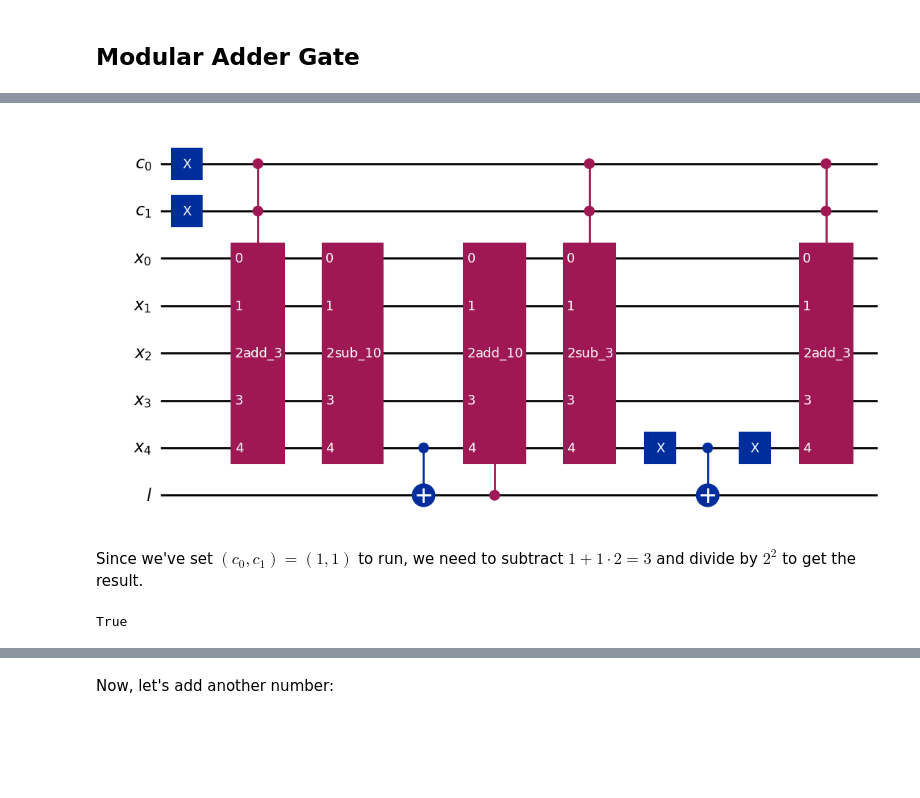
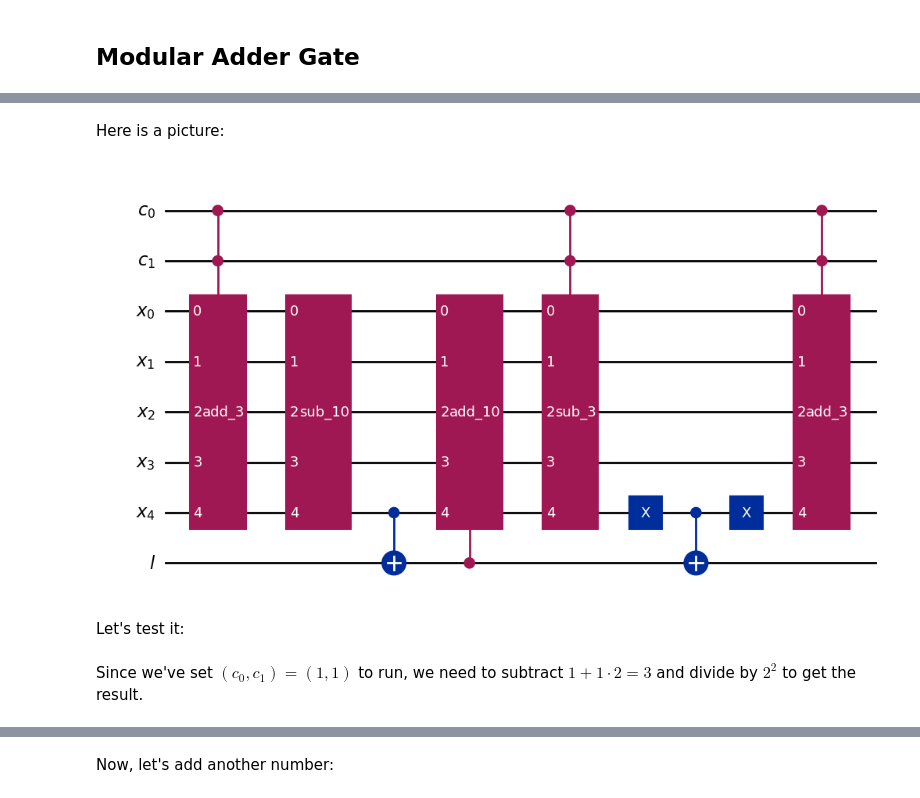
Before and after one commit to lrfinotti/shors_orcale, a Jupyter notebook: shor_oracle.ipynb, the cells around one changed output, grey strips where cells are left out. Drawn from its saved outputs; the diff is of its cells as text; code cells hidden in the pictures; blank space fills up the shorter version.

```diff
--- a/shor_oracle.ipynb
+++ b/shor_oracle.ipynb
@@ -207,7 +363,19 @@ array([0., 0., 0., 0., 0., 0., 0., 0., 0., 0., 0., 0., 0., 0., 0., 0., 1.,
 # %%
 def modular_adder(a, N):
     """
-    FIXME:
+    Given positive integers a and N, with a < N, given a controlled modular (with two
+    control qubits) adder gate that takes
+       |11> |b>_n+1 |0>_1  to  |11> |a + b mod N>_n+1 |0>_1,
+    where n = ceil(log2(N)).
+
+    INPUTS:
+    * a: the number to be added;
+    * N: the modulus.
+
+    OUTPUT:
+    A controlled modular (with two control qubits) adder gate that takes
+       |11> |b>_n+1 |0>_1  to  |11> |a + b mod N>_n+1 |0>_1,
+    where n = ceil(log2(N)).
     """
 
     n = int(np.ceil(np.log2(N)))
@@ -220,24 +388,23 @@ def modular_adder(a, N):
         control_register, quantum_register, last_register, name=f"Add({a})_Mod({N})"
     )
 
-    # qft = quantum_fourier_transform(n + 1).to_gate(label="qft")
-    # qft_inv = inverse_quantum_fourier_transform(n + 1).to_gate(label="qft_inv")
-
+    # create the gates to be used
+    # add and subtract a
     add_a_gate = draper_adder(a, n + 1).to_gate(label=f"add_{a}")
     add_a_gate_inv = draper_adder(a, n + 1).inverse().to_gate(label=f"sub_{a}")
+    # controlled versions
     c_add_a_gate = add_a_gate.control(2)
     c_add_a_gate_inv = add_a_gate_inv.control(2)
 
+    # add and subtract N
     add_N_gate = draper_adder(N, n + 1).to_gate(label=f"add_{N}")
     add_N_gate_inv = draper_adder(N, n + 1).inverse().to_gate(label=f"sub_{N}")
+    # controlled version
     c_add_N_gate = add_N_gate.control(1)
 
-    # mod_adder_circ.compose(qft, quantum_register, inplace=True)
     mod_adder_circ.compose(c_add_a_gate, range(n + 3), inplace=True)
     mod_adder_circ.compose(add_N_gate_inv, quantum_register, inplace=True)
-    # mod_adder_circ.compose(qft_inv, quantum_register, inplace=True)
     mod_adder_circ.cx(-2, -1)
-    # mod_adder_circ.compose(qft, quantum_register, inplace=True)
     mod_adder_circ.compose(c_add_N_gate, [-1] + list(range(2, n + 3)), inplace=True)
     mod_adder_circ.compose(c_add_a_gate_inv, range(n + 3), inplace=True)
     mod_adder_circ.x(-2)
@@ -246,6 +413,16 @@ def modular_adder(a, N):
     mod_adder_circ.compose(c_add_a_gate, range(n + 3), inplace=True)
 
     return mod_adder_circ
+# %% [markdown]
+Here is a picture:
+# %%
+a, N = 3, 10
+
+modular_adder(a, N).draw("mpl")
+# %% [output]
+[figure, added]
+# %% [markdown]
+Let's test it:
 # %%
 a, N = 3, 10
 
@@ -258,7 +435,6 @@ last_register = QuantumRegister(size=1, name="l")
 mod_adder = QuantumCircuit(control_register, quantum_register, last_register)
 
 mod_adder.x([0, 1])  # make sure it runs at this stage
+
 mod_adder.compose(modular_adder(a, N), inplace=True)
-mod_adder.draw(output="mpl")
+psi = Statevector(mod_adder)
-# %% [output]
-[figure, removed]
@@ -268,7 +441,2 @@ probs = np.round(psi.probabilities(), 4)
 # %% [markdown]
 Since we've set $(c_0, c_1) = (1, 1)$ to run, we need to subtract $1 + 1 \cdot 2 = 3$ and divide by $2^2$ to get the result.
-# %%
-res = int((np.sum(probs * np.arange(2 ** (n + 4))) - 3) // 4)
-res == a
-# %% [output]
-True
```
Also changed, not shown: parts of 87 cells of this notebook, 2 other files.
